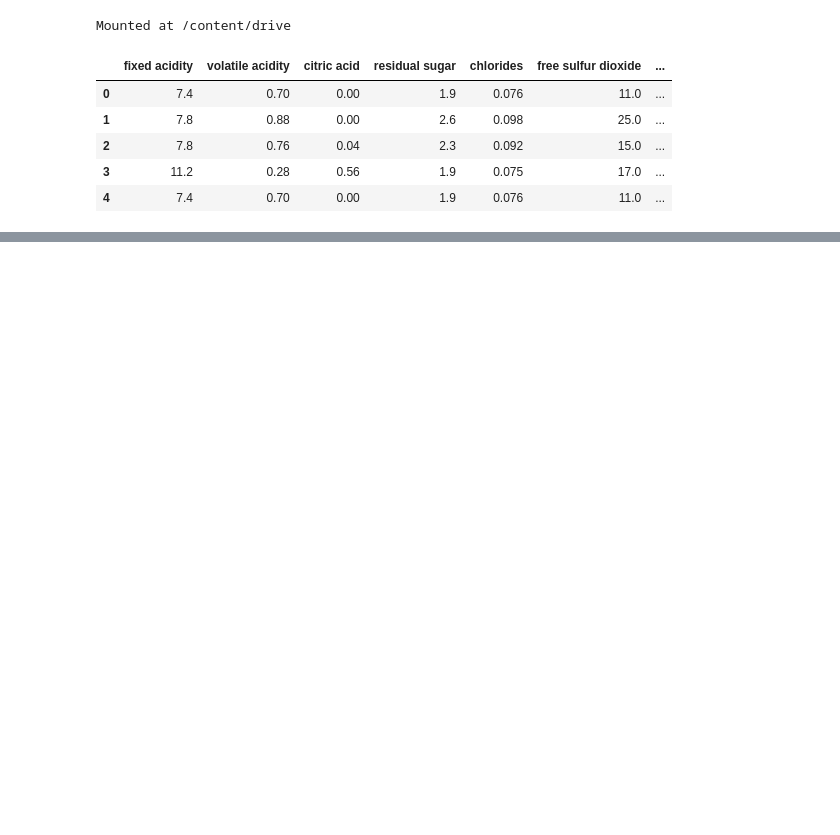
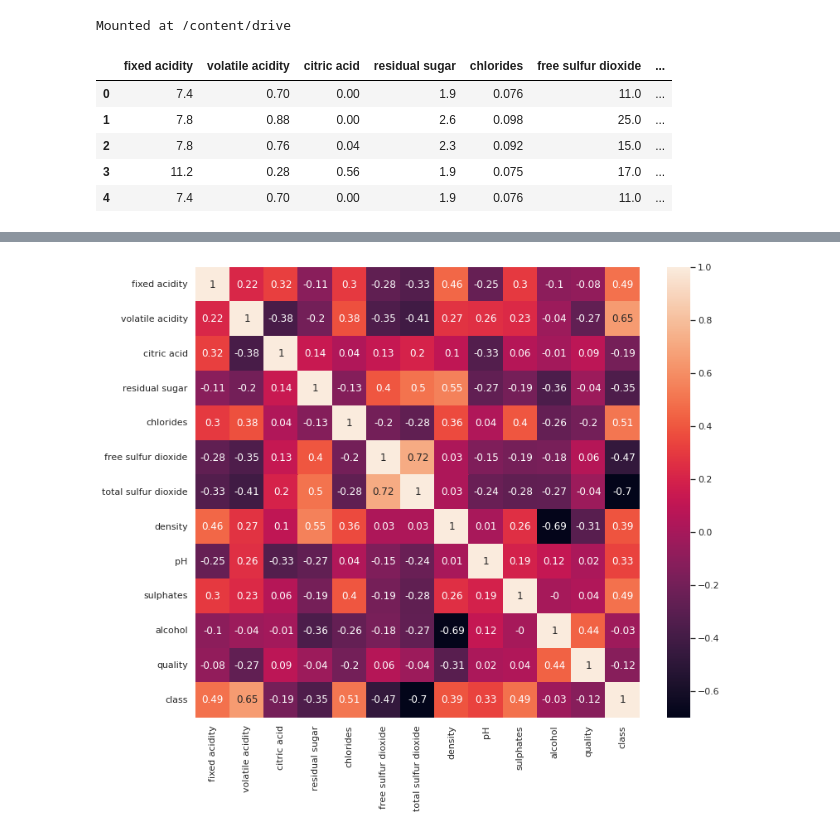
Before and after one commit to eundongg/Study_machine_learning, a Jupyter notebook: RandomForest(wineClassify).ipynb, the cells around one changed output, grey strips where cells are left out. Drawn from its saved outputs; the diff is of its cells as text; code cells hidden in the pictures; blank space fills up the shorter version.

```diff
--- a/RandomForest(wineClassify).ipynb
+++ b/RandomForest(wineClassify).ipynb
@@ -26,0 +46,7 @@ data.head()
+# %%
+sns.set(rc={'figure.figsize':(12,10)})
+correlation_matrix = data.corr().round(2)
+sns.heatmap(data = correlation_matrix, annot=True)
+plt.show()
+# %% [output]
+[figure, added]
```
Also changed, not shown: parts of 7 cells of this notebook.
